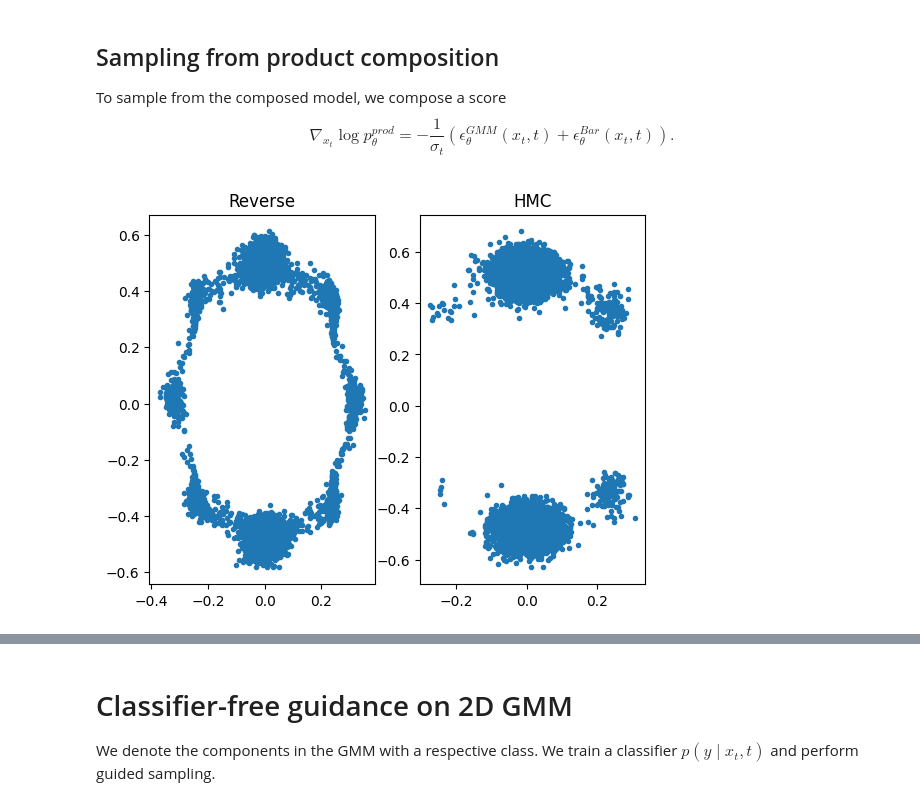
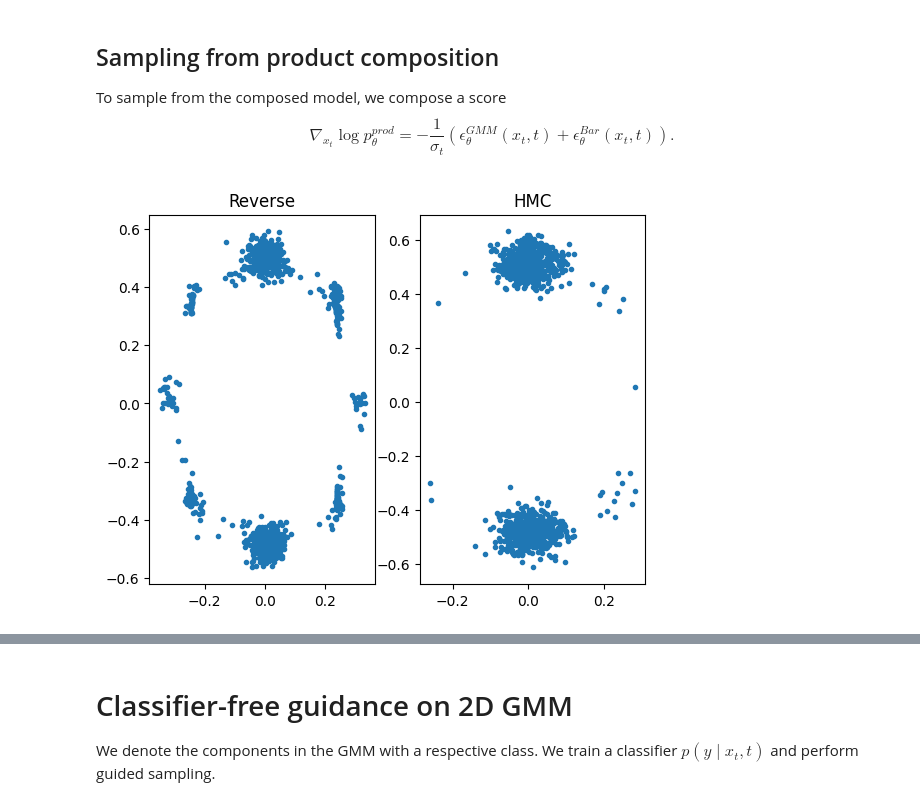
Before and after one commit to jackonelli/mcmc_corr_score_diffusion, a Jupyter notebook: nbs/2d_comp.ipynb, the cells around one changed output, grey strips where cells are left out. Drawn from its saved outputs; the diff is of its cells as text; code cells hidden in the pictures.

Commit message:
2D comp anim and comb. metrics

```diff
--- a/nbs/2d_comp.ipynb
+++ b/nbs/2d_comp.ipynb
@@ -59,12 +160,12 @@ $$
 # %%
 from pathlib import Path
 import matplotlib.pyplot as plt
-reverse_samples = th.load(Path.cwd().parent / "results/comp_2d/prod_samples_reverse.th")
-hmc_samples = th.load(Path.cwd().parent / "results/comp_2d/prod_samples_hmc_without_rev.th")
+reverse_samples = th.load(Path.cwd().parent / "results/comp_two_d/prod_samples_reverse.th")
+hmc_samples = th.load(Path.cwd().parent / "results/comp_two_d/prod_samples_hmc_without_rev.th")
 _, (ax_rev, ax_hmc) = plt.subplots(1, 2)
 ax_rev.plot(reverse_samples[:, 0], reverse_samples[:, 1], '.')
 ax_rev.set_title("Reverse")
 ax_hmc.plot(hmc_samples[:, 0], hmc_samples[:, 1], '.')
 ax_hmc.set_title("HMC");
 # %% [output]
-[figure, old version]
+[figure, new version]
```
Also changed, not shown: parts of 10 cells of this notebook, 6 other files.
